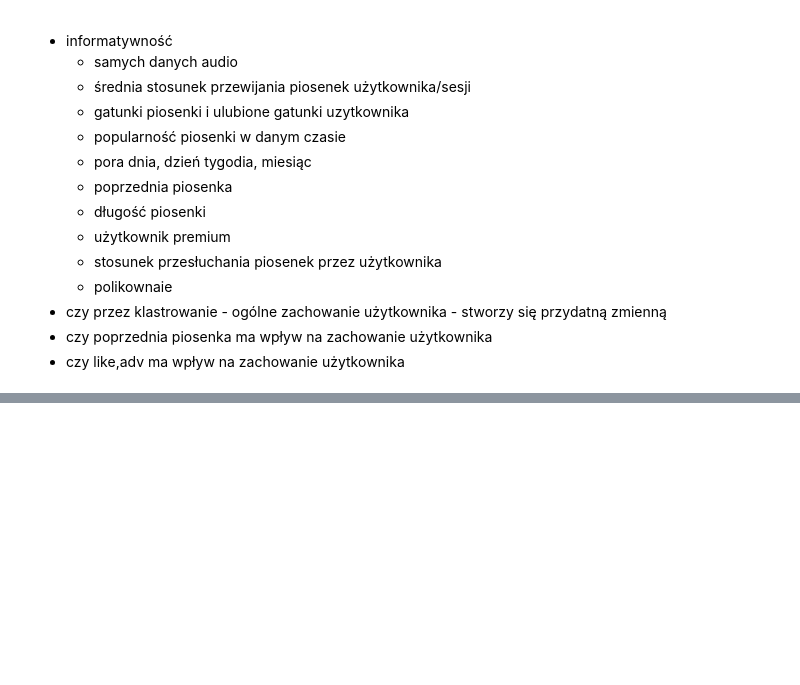
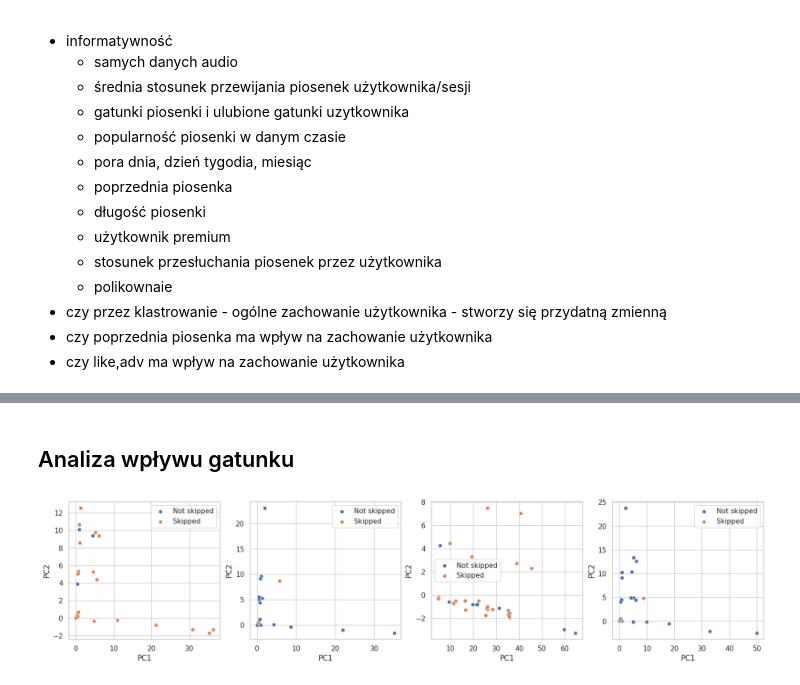
Before and after one commit to dawidkasz/song-skip-predictor, a Jupyter notebook: dokumentacja.ipynb, the cells around one changed output, grey strips where cells are left out. Cells and saved outputs as stored; diff of their text form; code cells hidden in the pictures; blank space fills up the shorter version.

Commit message:
genres

```diff
--- a/dokumentacja.ipynb
+++ b/dokumentacja.ipynb
@@ -297,0 +254,2 @@ df.plot()
+# %% [markdown]
+## Analiza wpływu gatunku
@@ -297,0 +262,47 @@ df.plot()
+# %%
+from scipy.sparse import csr_matrix, vstack, hstack
+import numpy as np
+from sklearn.metrics.pairwise import cosine_similarity
+from sklearn.decomposition import TruncatedSVD
+all_genres = genres.explode().unique()
+
+def genre_similarity(g1, g2):
+    g1_words = set(g1.lower().split())
+    g2_words = set(g2.lower().split())
+    return len(g1_words.intersection(g2_words))/(len(g1_words.union(g2_words)))
+
+def encode_track(track_genres):
+    row_indices, col_indices, data = [], [], []
+    for i, track_genre in enumerate(track_genres):
+        for j, other_genre in enumerate(all_genres):
+            similarity = genre_similarity(track_genre, other_genre)
+            if similarity != 0:
+                row_indices.append(i)
+                col_indices.append(j)
+                data.append(similarity)
+    return csr_matrix(csr_matrix((data, (row_indices, col_indices)), shape=(len(track_genres), len(all_genres))).sum(axis=0))
+
+# columns_of_interest = ['session_id', 'id_artist', 'user_id', 'timestamp', 'isskipped', 'genres', 'favourite_genres']
+genres_analyze_df = analyze_df
+artists_df = artists[artists['id'].isin(genres_analyze_df['id_artist'].values)].set_index('id')[['genres']].map(encode_track)
+users_df = users[users['user_id'].isin(genres_analyze_df['user_id'].values)].set_index('user_id')[['favourite_genres']].map(encode_track)
+genres_analyze_df=genres_analyze_df.join(artists_df, on='id_artist', rsuffix='_vector').join(users_df, on='user_id', rsuffix='_vector').drop(columns=['genres', 'favourite_genres'])
+# %%
+# Choose the longest sessions with different users
+idxs = genres_analyze_df.groupby(['session_id', 'user_id'])['session_id'].size().reset_index(name='count').sort_values(['user_id', 'count'], ascending=[True, False]).groupby('user_id').head(1).nlargest(4, 'count')['session_id'].values
+columns_of_interest = ['session_id', 'id_artist', 'user_id', 'timestamp', 'isskipped', 'genres', 'favourite_genres']
+sessions_df = genres_analyze_df[genres_analyze_df['session_id'].isin(idxs)]
+artists_df = artists[artists['id'].isin(sessions_df['id_artist'].values)].set_index('id')[['genres']].map(encode_track)
+users_df = users[users['user_id'].isin(sessions_df['user_id'].values)].set_index('user_id')[['favourite_genres']].map(encode_track)
+sessions_df=sessions_df.join(artists_df, on='id_artist', rsuffix='_vector').join(users_df, on='user_id', rsuffix='_vector').drop(columns=['genres', 'favourite_genres'])
+
+svd = TruncatedSVD(n_components=2)
+pca_df = pd.DataFrame(data=svd.fit_transform(vstack(sessions_df['genres_vector'])), columns=['PC1', 'PC2'])
+fdf=pd.concat([pca_df, sessions_df[['isskipped', 'session_id']].reset_index(drop=True)],axis=1)
+
+fig, axs = plt.subplots(1, 4, figsize=(20, 4))
+for i, (_, df) in enumerate(fdf.groupby('session_id')):
+    sns.scatterplot(df[df['isskipped']==False], x='PC1', y='PC2', label="Not skipped", ax=axs[i])
+    sns.scatterplot(df[df['isskipped']==True], x='PC1', y='PC2', label="Skipped", ax=axs[i])
+# %% [output]
+[figure, added]
```
Also changed, not shown: parts of 23 cells of this notebook.
